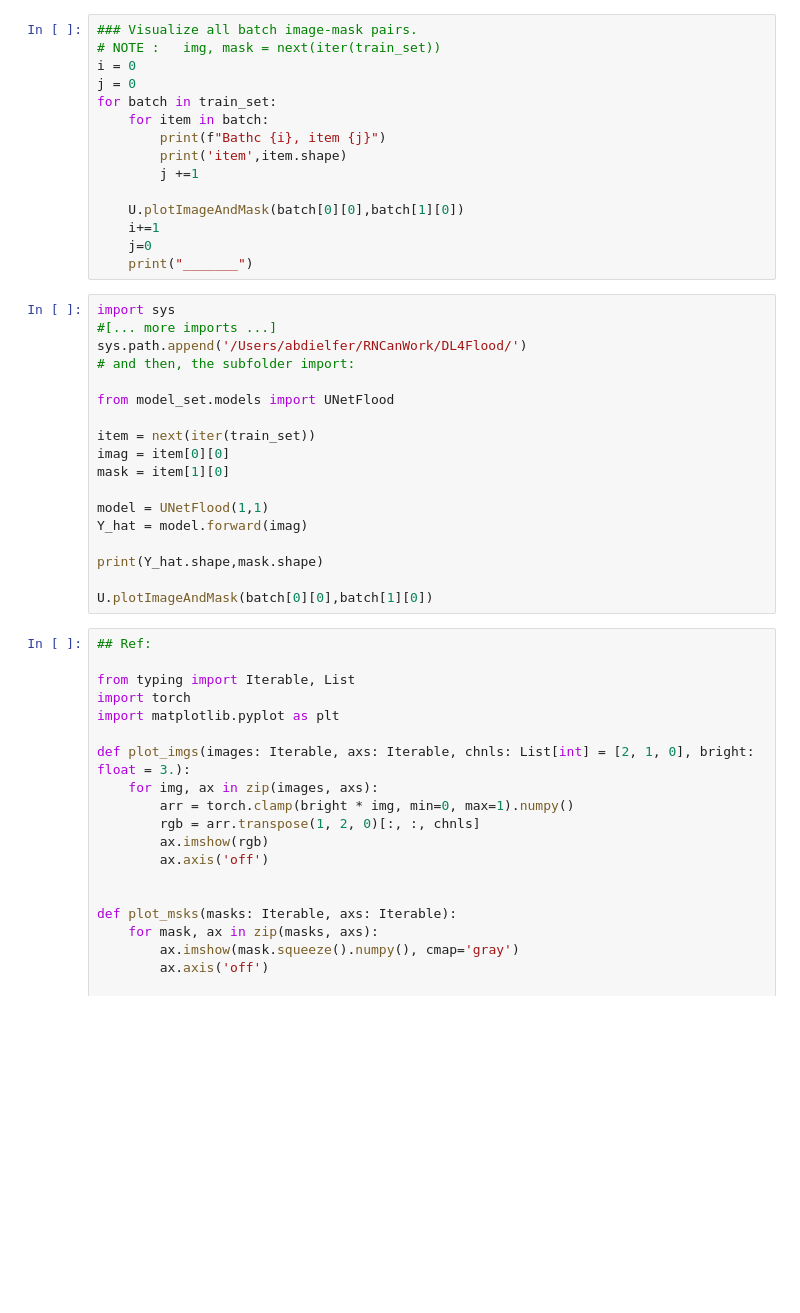
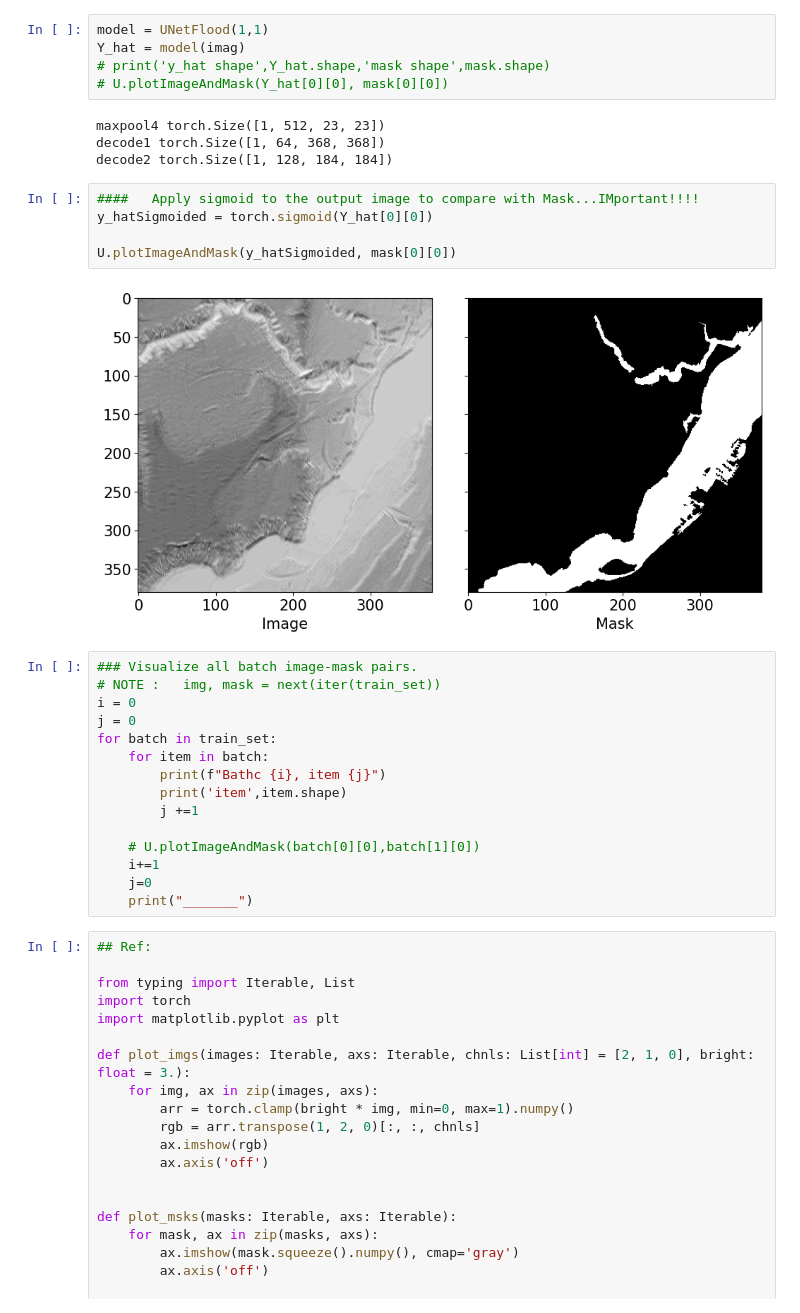
Before and after one commit to Abdielfer/DL4Flood, a Jupyter notebook: scr/testingZone.ipynb, the cells around one changed output. Drawn from its saved outputs; the diff is of its cells as text; blank space fills up the shorter version.

```diff
--- a/scr/testingZone.ipynb
+++ b/scr/testingZone.ipynb
@@ -15,3 +39,19 @@ train_set = D.customDataloader(dataset,args).getDataloader()
+# %%
+model = UNetFlood(1,1)
+Y_hat = model(imag)
+# print('y_hat shape',Y_hat.shape,'mask shape',mask.shape)
+# U.plotImageAndMask(Y_hat[0][0], mask[0][0])
+# %% [output]
+maxpool4 torch.Size([1, 512, 23, 23])
+decode1 torch.Size([1, 64, 368, 368])
+decode2 torch.Size([1, 128, 184, 184])
+# %%
+####   Apply sigmoid to the output image to compare with Mask...IMportant!!!!
+y_hatSigmoided = torch.sigmoid(Y_hat[0][0])
+
+U.plotImageAndMask(y_hatSigmoided, mask[0][0])
+# %% [output]
+[figure, added]
 # %%
 ### Visualize all batch image-mask pairs.
 # NOTE :   img, mask = next(iter(train_set))
@@ -23,28 +63,10 @@ for batch in train_set:
         print('item',item.shape)
         j +=1
 
-    U.plotImageAndMask(batch[0][0],batch[1][0])
+    # U.plotImageAndMask(batch[0][0],batch[1][0])
     i+=1
     j=0
     print("_______")
-# %%
-import sys
-#[... more imports ...]
-sys.path.append('/Users/abdielfer/RNCanWork/DL4Flood/')
-# and then, the subfolder import:
-
-from model_set.models import UNetFlood
-
-item = next(iter(train_set))
-imag = item[0][0]
-mask = item[1][0]
-
-model = UNetFlood(1,1)
-Y_hat = model.forward(imag)
-
-print(Y_hat.shape,mask.shape)
-
-U.plotImageAndMask(batch[0][0],batch[1][0])
 # %%
 ## Ref:
 
```
Also changed, not shown: parts of 2 cells of this notebook, 4 other files.
